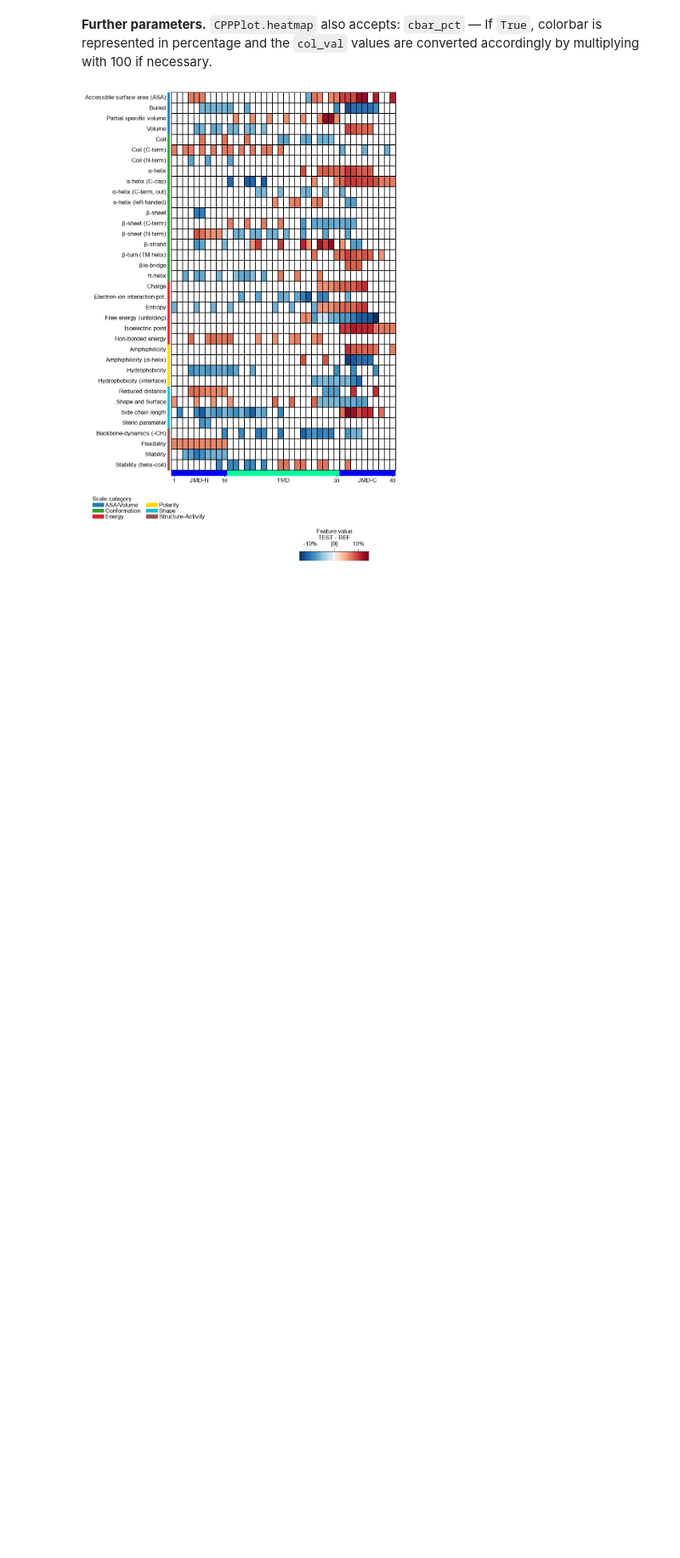
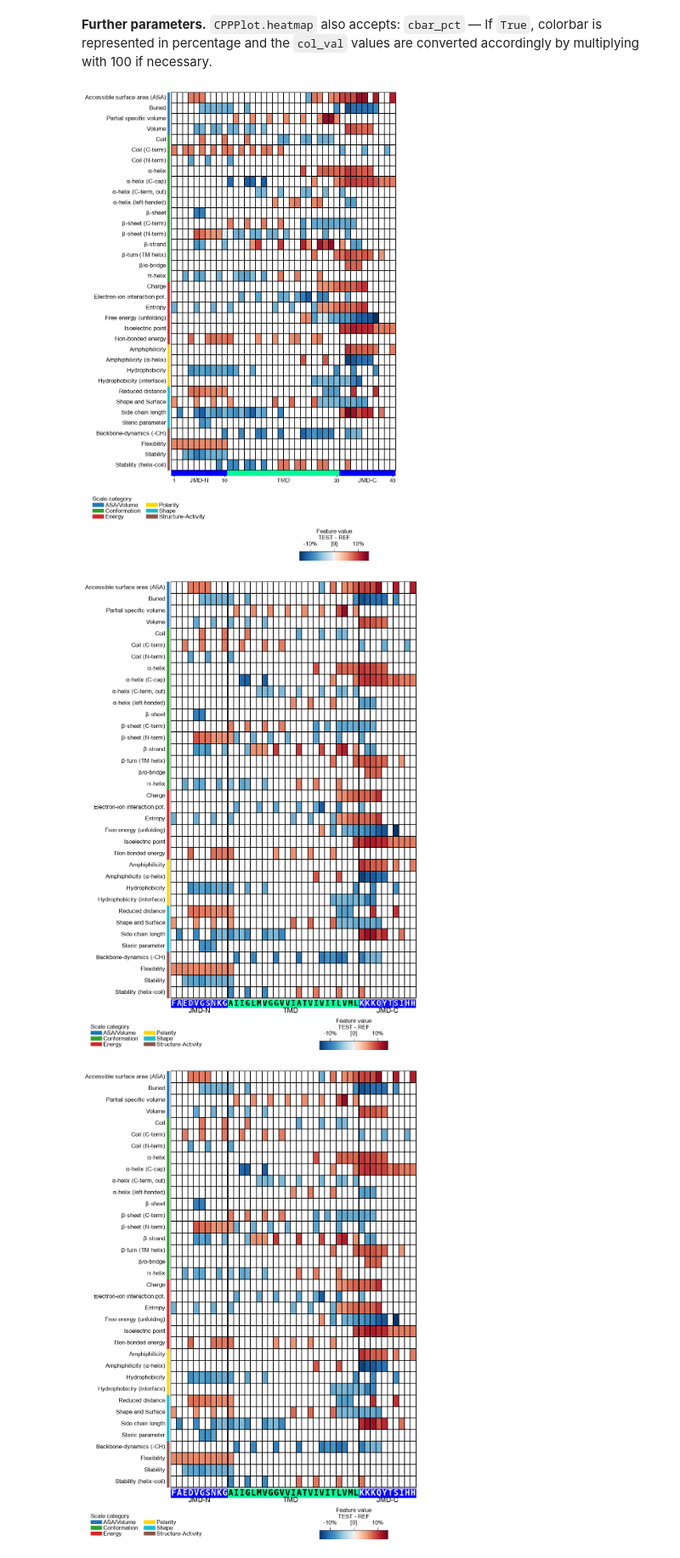
Before and after one commit to breimanntools/aaanalysis, a Jupyter notebook: examples/feature_engineering/cpp_plot_heatmap.ipynb, the cells around one changed output. Shown at 85% size. Cells and saved outputs as stored; diff of their text form; code cells hidden in the pictures; blank space fills up the shorter version.

```diff
--- a/examples/feature_engineering/cpp_plot_heatmap.ipynb
+++ b/examples/feature_engineering/cpp_plot_heatmap.ipynb
@@ -274,3 +274,15 @@ cpp_plot.heatmap(df_feat=df_feat_hm, cbar_pct=True)
 plt.show()
 # %% [output]
 [figure]
+# %%
+# seq_char_fill controls the horizontal spacing of the sequence characters (auto seq_size only)
+cpp_plot.heatmap(df_feat=df_feat_hm, **seq_kws, seq_char_fill=False)  # small gap between residues
+plt.tight_layout()
+plt.show()
+
+cpp_plot.heatmap(df_feat=df_feat_hm, **seq_kws, seq_char_fill=True)  # edge-to-edge (fills the cells)
+plt.tight_layout()
+plt.show()
+# %% [output]
+[figure, added]
+[figure, added]
```
Also changed, not shown: parts of 1 cell of this notebook, 7 other files.
